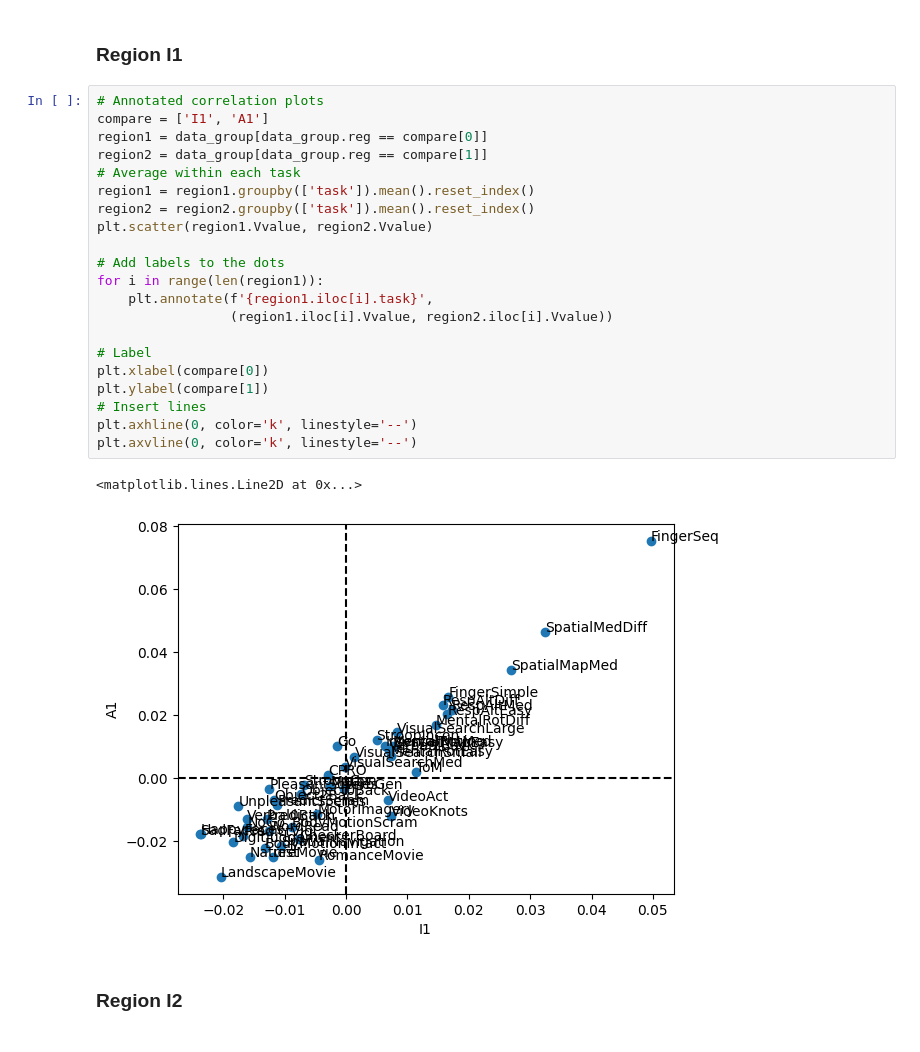
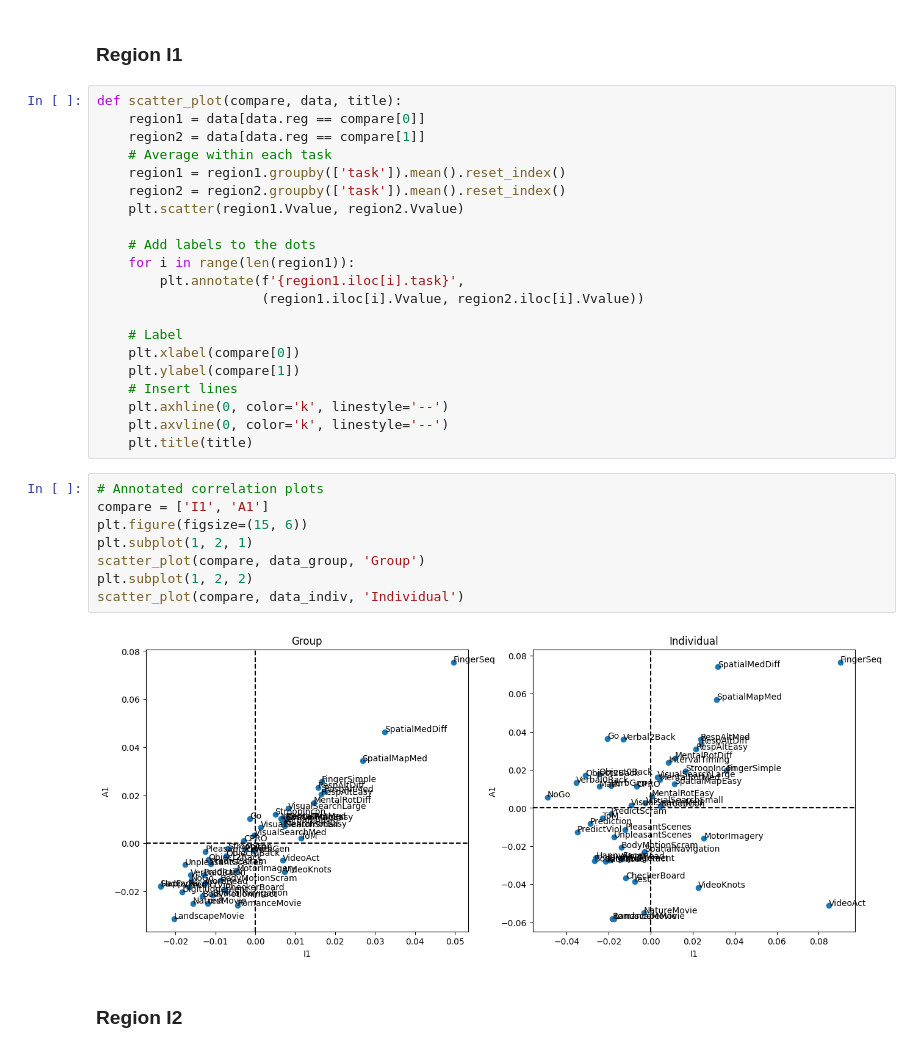
Before and after one commit to DiedrichsenLab/ProbabilisticParcellation, a Jupyter notebook: notebooks/atlas_paper/functional_profiles_introspection.ipynb, the cells around one changed output. Saved outputs shown, nothing was run; the diff lists cells and outputs as text.

```diff
--- a/notebooks/atlas_paper/functional_profiles_introspection.ipynb
+++ b/notebooks/atlas_paper/functional_profiles_introspection.ipynb
@@ -215,28 +215,35 @@ Text(0.5, 0.98, 'Motor - Individual')
 # %% [markdown]
 ### Region I1
 # %%
-# Annotated correlation plots
-compare = ['I1', 'A1']
-region1 = data_group[data_group.reg == compare[0]]
-region2 = data_group[data_group.reg == compare[1]]
-# Average within each task
-region1 = region1.groupby(['task']).mean().reset_index()
-region2 = region2.groupby(['task']).mean().reset_index()
-plt.scatter(region1.Vvalue, region2.Vvalue)
+def scatter_plot(compare, data, title):
+    region1 = data[data.reg == compare[0]]
+    region2 = data[data.reg == compare[1]]
+    # Average within each task
+    region1 = region1.groupby(['task']).mean().reset_index()
+    region2 = region2.groupby(['task']).mean().reset_index()
+    plt.scatter(region1.Vvalue, region2.Vvalue)
 
-# Add labels to the dots
-for i in range(len(region1)):
-    plt.annotate(f'{region1.iloc[i].task}',
-                 (region1.iloc[i].Vvalue, region2.iloc[i].Vvalue))
+    # Add labels to the dots
+    for i in range(len(region1)):
+        plt.annotate(f'{region1.iloc[i].task}',
+                     (region1.iloc[i].Vvalue, region2.iloc[i].Vvalue))
 
-# Label
-plt.xlabel(compare[0])
-plt.ylabel(compare[1])
-# Insert lines
-plt.axhline(0, color='k', linestyle='--')
-plt.axvline(0, color='k', linestyle='--')
+    # Label
+    plt.xlabel(compare[0])
+    plt.ylabel(compare[1])
+    # Insert lines
+    plt.axhline(0, color='k', linestyle='--')
+    plt.axvline(0, color='k', linestyle='--')
+    plt.title(title)
-# %% [output]
-<matplotlib.lines.Line2D at 0x...>
-[figure, removed]
+# %%
+# Annotated correlation plots
+compare = ['I1', 'A1']
+plt.figure(figsize=(15, 6))
+plt.subplot(1, 2, 1)
+scatter_plot(compare, data_group, 'Group')
+plt.subplot(1, 2, 2)
+scatter_plot(compare, data_indiv, 'Individual')
+# %% [output]
+[figure, added]
 # %% [markdown]
 ### Region I2
```
Also changed, not shown: parts of 3 cells of this notebook.
